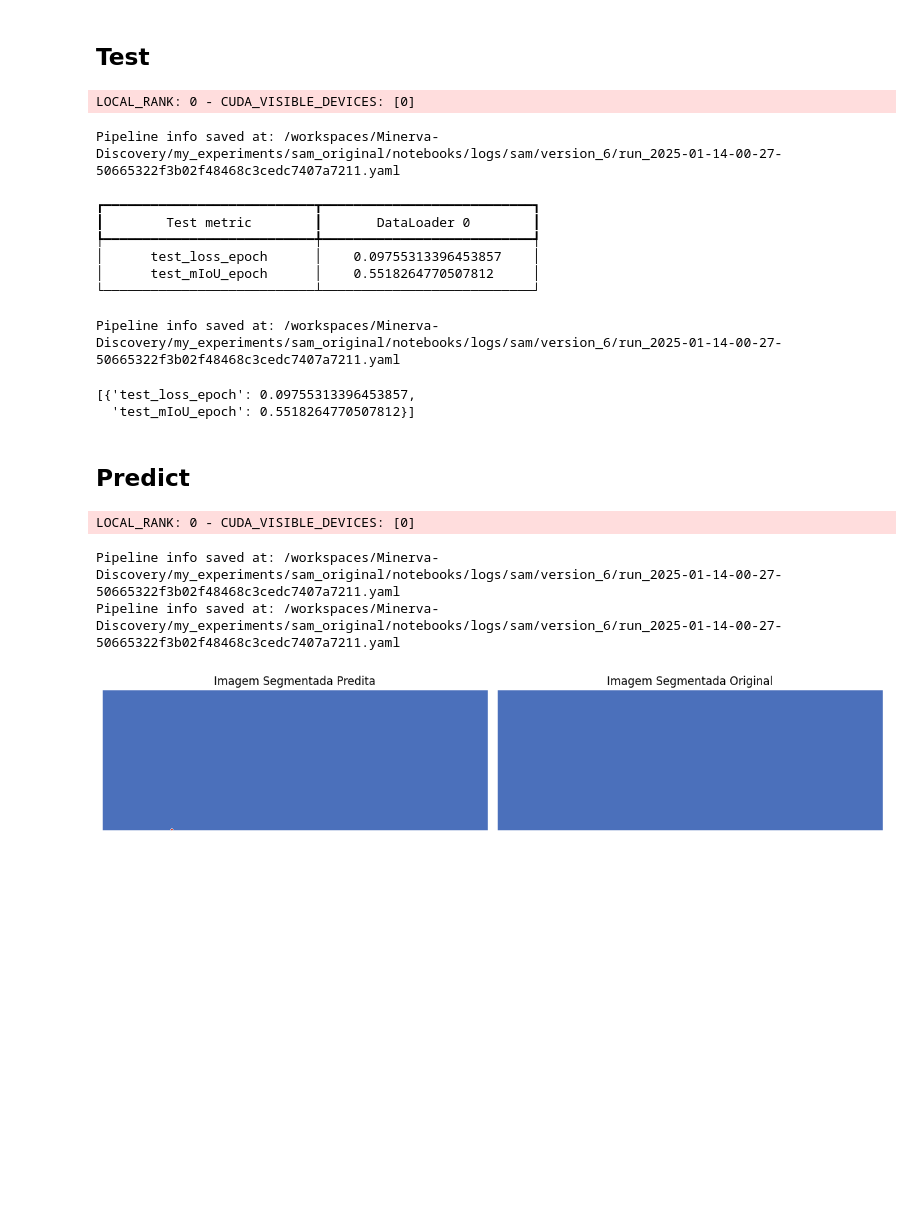
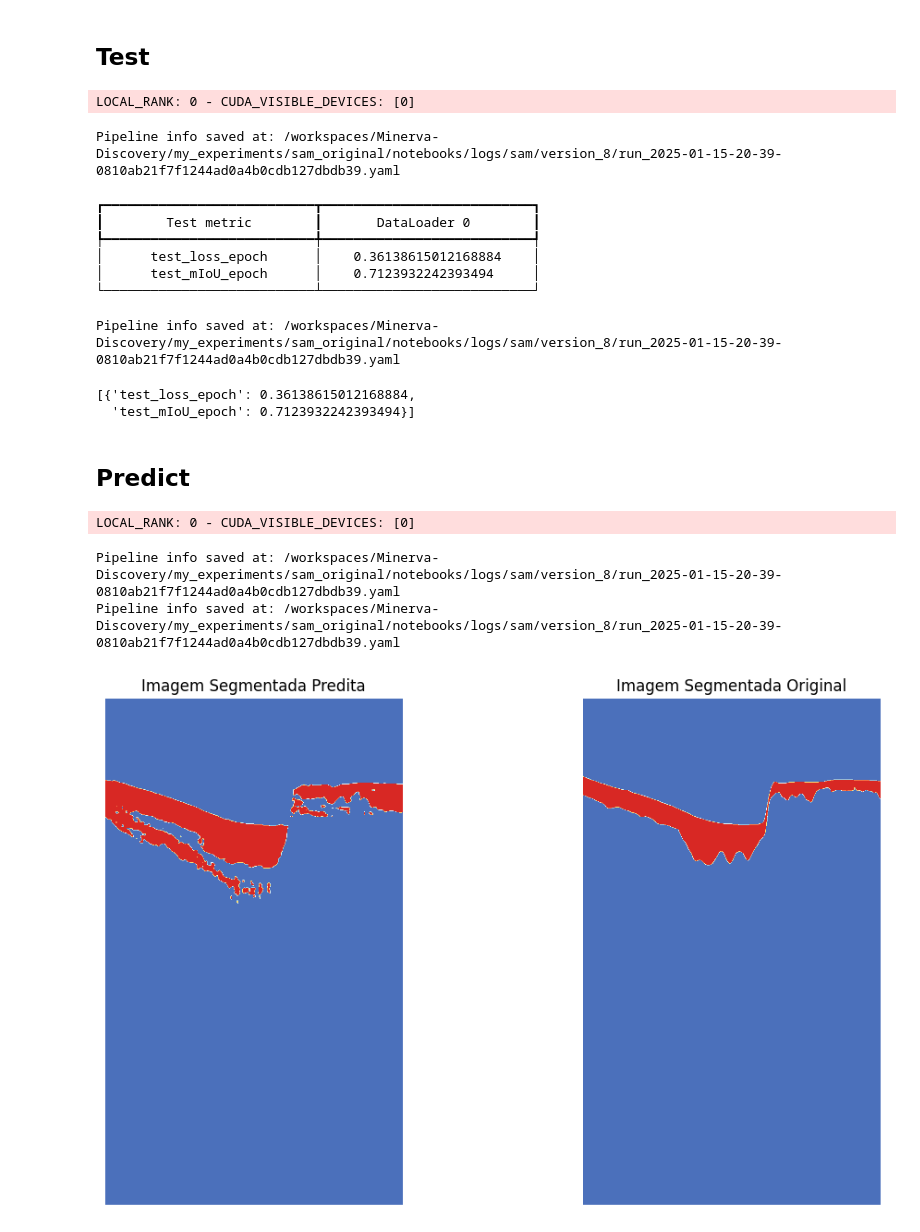
Before and after one commit to filipeas/Minerva-Discovery, a Jupyter notebook: my_experiments/sam_original/notebooks/train_sam_single_facie.ipynb, the cells around one changed output. Cells and saved outputs as stored; diff of their text form; code cells hidden in the pictures; blank space fills up the shorter version.

Commit message:
finish train experiment 2 with parihaka

```diff
--- a/my_experiments/sam_original/notebooks/train_sam_single_facie.ipynb
+++ b/my_experiments/sam_original/notebooks/train_sam_single_facie.ipynb
@@ -48,12 +48,12 @@ CUDA Device Name: NVIDIA GeForce RTX 4090
 ## Variables
 # %%
 # f3
-train_path = "/workspaces/Minerva-Discovery/shared_data/seismic/f3_segmentation/images"
-annotation_path = "/workspaces/Minerva-Discovery/shared_data/seismic/f3_segmentation/annotations"
+# train_path = "/workspaces/Minerva-Discovery/shared_data/seismic/f3_segmentation/images"
+# annotation_path = "/workspaces/Minerva-Discovery/shared_data/seismic/f3_segmentation/annotations"
 
 # parihaka
-# train_path = "/workspaces/Minerva-Discovery/shared_data/seam_ai_datasets/seam_ai/images"
-# annotation_path = "/workspaces/Minerva-Discovery/shared_data/seam_ai_datasets/seam_ai/annotations"
+train_path = "/workspaces/Minerva-Discovery/shared_data/seam_ai_datasets/seam_ai/images"
+annotation_path = "/workspaces/Minerva-Discovery/shared_data/seam_ai_datasets/seam_ai/annotations"
 
 # checkpoints SAM
 checkpoint_path = "/workspaces/Minerva-Discovery/shared_data/weights_sam/checkpoints_sam/sam_vit_b_01ec64.pth" # vit_b
@@ -61,8 +61,8 @@ checkpoint_path = "/workspaces/Minerva-Discovery/shared_data/weights_sam/checkpo
 
 model_name = "SAM-ViT_B"
 vit_model = 'vit-b'
-height, width = 255, 701 # f3
-# height, width = 1006, 590 # parihaka
+# height, width = 255, 701 # f3
+height, width = 1006, 590 # parihaka
 multimask_output=False # if true, segment num_classes
 num_classes = 3
 facie = 5 # de 0 a 5
@@ -451,16 +451,16 @@ Pipeline info saved at: /workspaces/Minerva-Discovery/my_experiments/sam_origina
 pipeline.run(data=data_module, task="test")
 # %% [output]
 LOCAL_RANK: 0 - CUDA_VISIBLE_DEVICES: [0]
-Pipeline info saved at: /workspaces/Minerva-Discovery/my_experiments/sam_original/notebooks/logs/sam/version_6/run_2025-01-14-00-27-50665322f3b02f48468c3cedc7407a7211.yaml
+Pipeline info saved at: /workspaces/Minerva-Discovery/my_experiments/sam_original/notebooks/logs/sam/version_8/run_2025-01-15-20-39-0810ab21f7f1244ad0a4b0cdb127dbdb39.yaml
 ┏━━━━━━━━━━━━━━━━━━━━━━━━━━━┳━━━━━━━━━━━━━━━━━━━━━━━━━━━┓
 ┃        Test metric        ┃       DataLoader 0        ┃
 ┡━━━━━━━━━━━━━━━━━━━━━━━━━━━╇━━━━━━━━━━━━━━━━━━━━━━━━━━━┩
-│      test_loss_epoch      │    0.09755313396453857    │
-│      test_mIoU_epoch      │    0.5518264770507812     │
+│      test_loss_epoch      │    0.36138615012168884    │
+│      test_mIoU_epoch      │    0.7123932242393494     │
 └───────────────────────────┴───────────────────────────┘
-Pipeline info saved at: /workspaces/Minerva-Discovery/my_experiments/sam_original/notebooks/logs/sam/version_6/run_2025-01-14-00-27-50665322f3b02f48468c3cedc7407a7211.yaml
+Pipeline info saved at: /workspaces/Minerva-Discovery/my_experiments/sam_original/notebooks/logs/sam/version_8/run_2025-01-15-20-39-0810ab21f7f1244ad0a4b0cdb127dbdb39.yaml
-[{'test_loss_epoch': 0.09755313396453857,
-  'test_mIoU_epoch': 0.5518264770507812}]
+[{'test_loss_epoch': 0.36138615012168884,
+  'test_mIoU_epoch': 0.7123932242393494}]
 # %% [markdown]
 ## Predict
 # %%
@@ -474,38 +474,38 @@ label_cmap = ListedColormap(
         [0.9607843137254902, 0.47058823529411764, 0.29411764705882354],
         [0.8470588235294118, 0.1568627450980392, 0.1411764705882353],
     ]
 )
 
 # Criar o subplot com duas colunas
 fig, axes = plt.subplots(1, 2, figsize=(12, 6))
 
 # Primeira imagem - Predição original
 preds = pipeline.run(data=data_module, task="predict")
-image1 = torch.argmax(preds[108][0]['masks_logits'], dim=1)
+image1 = torch.argmax(preds[9][0]['masks_logits'], dim=1)
 axes[0].imshow(image1.squeeze().numpy(), cmap=label_cmap)
 axes[0].set_title("Imagem Segmentada Predita")
 axes[0].axis("off")
 
 # Segunda imagem - Predição com DataLoader
 data_module.setup("predict")
 pred_module = iter(data_module.predict_dataloader())
 
-# Iterando para pegar o 108º elemento
+# Iterando para pegar o 9º elemento
 for i, batch in enumerate(pred_module):
-    if i == 108:
-        pred_108 = batch  # Pega o batch de predição
+    if i == 9:
+        pred_9 = batch  # Pega o batch de predição
         break
 
 # Segunda imagem - Máscara segmentada da predição
-image2 = pred_108[0]['label']
+image2 = pred_9[0]['label']
 axes[1].imshow(image2.squeeze().numpy(), cmap=label_cmap)
 axes[1].set_title("Imagem Segmentada Original")
 axes[1].axis("off")
 
 plt.tight_layout()
 plt.show()
 # %% [output]
 LOCAL_RANK: 0 - CUDA_VISIBLE_DEVICES: [0]
-Pipeline info saved at: /workspaces/Minerva-Discovery/my_experiments/sam_original/notebooks/logs/sam/version_6/run_2025-01-14-00-27-50665322f3b02f48468c3cedc7407a7211.yaml
-Pipeline info saved at: /workspaces/Minerva-Discovery/my_experiments/sam_original/notebooks/logs/sam/version_6/run_2025-01-14-00-27-50665322f3b02f48468c3cedc7407a7211.yaml
+Pipeline info saved at: /workspaces/Minerva-Discovery/my_experiments/sam_original/notebooks/logs/sam/version_8/run_2025-01-15-20-39-0810ab21f7f1244ad0a4b0cdb127dbdb39.yaml
+Pipeline info saved at: /workspaces/Minerva-Discovery/my_experiments/sam_original/notebooks/logs/sam/version_8/run_2025-01-15-20-39-0810ab21f7f1244ad0a4b0cdb127dbdb39.yaml
-[figure, old version]
+[figure, new version]
```
Also changed, not shown: parts of 4 cells of this notebook, 1 other file.
